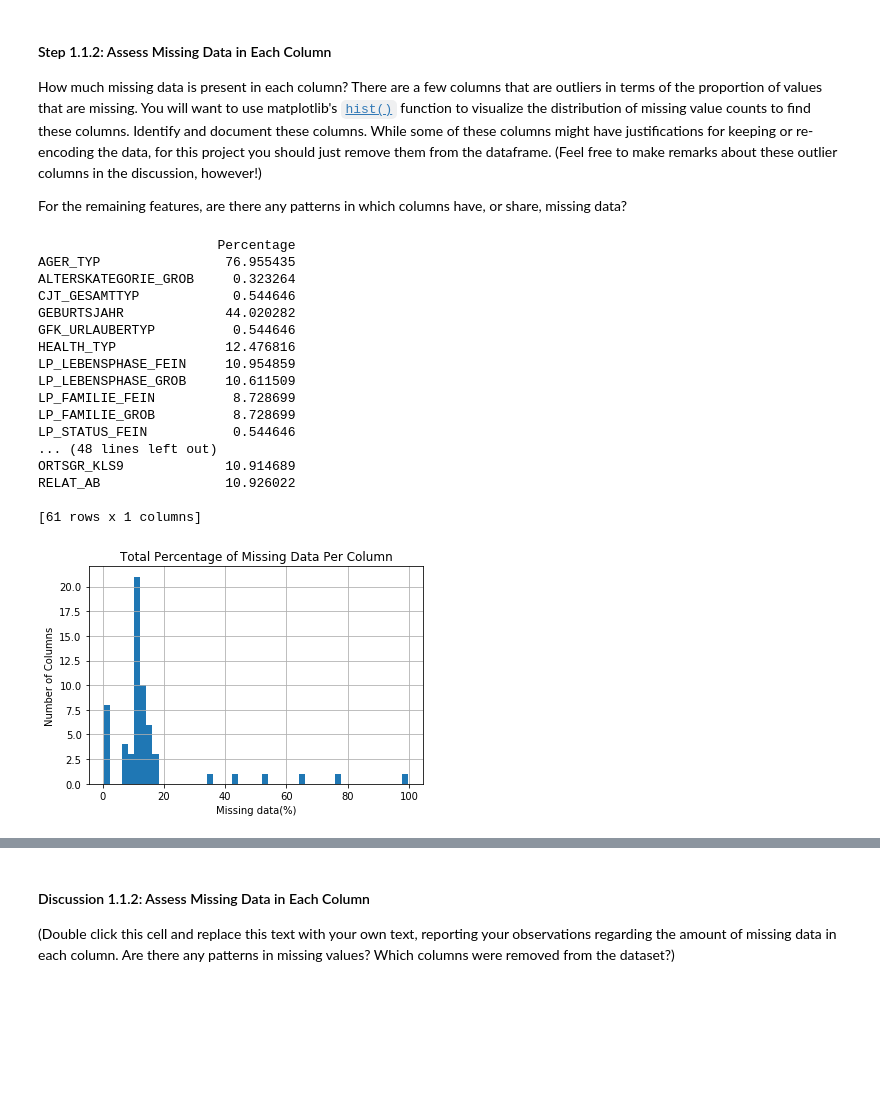
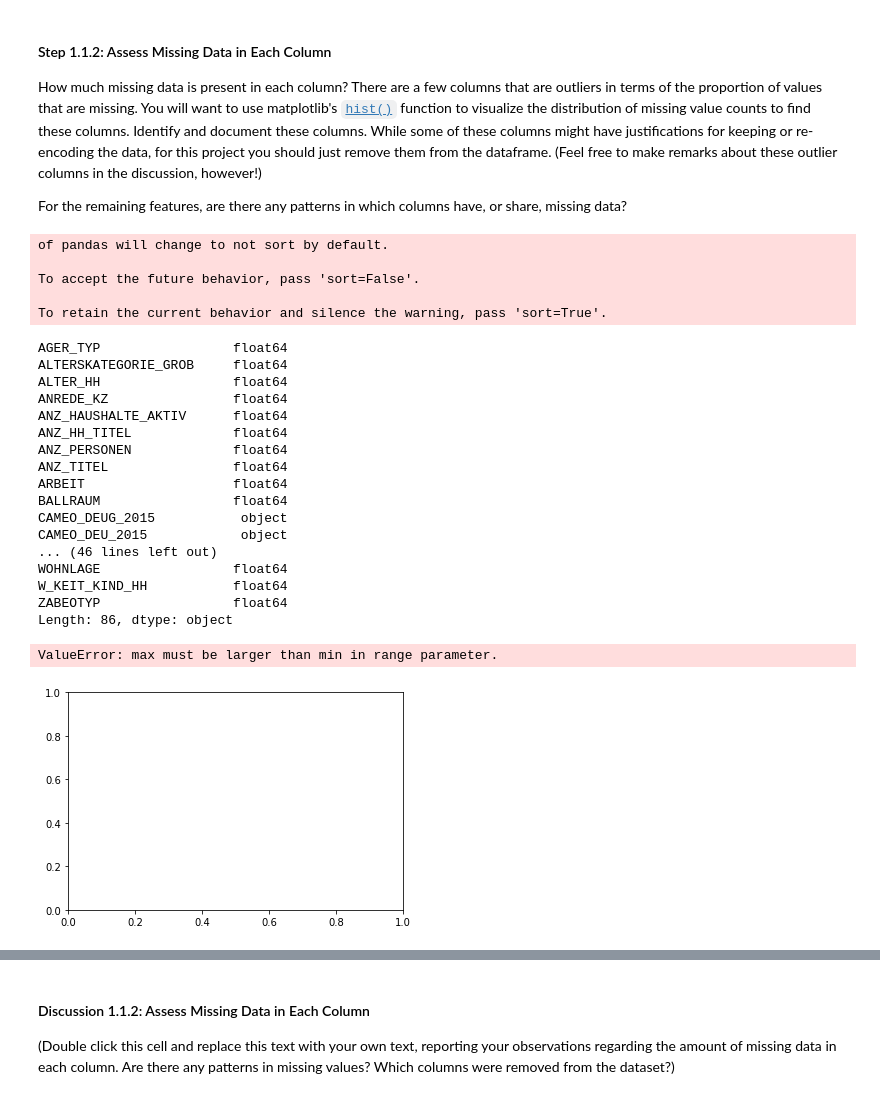
Before and after one commit to sjohnp2112/Identify-Custemer-Segments, a Jupyter notebook: Identify_Customer_Segments_sphelps.ipynb, the cells around one changed output, grey strips where cells are left out. Cells and saved outputs as stored; diff of their text form; code cells hidden in the pictures; blank space fills up the shorter version.

```diff
--- a/Identify_Customer_Segments_sphelps.ipynb
+++ b/Identify_Customer_Segments_sphelps.ipynb
@@ -198,42 +198,65 @@ For the remaining features, are there any patterns in which columns have, or sha
 # testing with a copy df
 azdias_clean = azdias
 
+#store the column numbers
 col_total = azdias_clean.isnull().sum()
 
-col_total_df = pd.DataFrame(col_total, columns=['Percentage'])
 
-# ignore values < 1, get percentage of missing
-md_per_col_df = col_total_df.loc[col_total_df['Percentage'] > 0]
-md_per_col = md_per_col_df / len(azdias_clean) * 100
+col_total_df = pd.DataFrame(col_total, columns=['Missing_Data'])
+md_per_column_df = pd.DataFrame(col_total, columns=['Percent_MD'])
+
+# # ignore values < 1, get percentage of missing ['Percent_MD']
+md_per_column_df = col_total_df.loc[col_total_df['Missing_Data'] > 0]
 
 
-print(md_per_col)
+md_per_column_df = md_per_column_df / len(azdias_clean) * 100
+md_per_column_df['Percent_MD'] = md_per_column_df['Missing_Data']
+
+md_per_column_df = md_per_column_df.drop(columns=['Missing_Data'])
+# # convert to percent
+
+# md_per_column_df.query('Percent_MD > 20')
+# md_per_column_df = md_per_column_df.apply(pd.to_numeric, errors='coerce')
+azdias_clean.dtypes
+
+azdias_clean2 = pd.concat([azdias_clean, md_per_column_df])
+
+azdias_clean2.dtypes
+
+# azdias_clean2.query('Percent_MD > 20')
+#
 # %% [output]
-                       Percentage
-AGER_TYP                76.955435
-ALTERSKATEGORIE_GROB     0.323264
-CJT_GESAMTTYP            0.544646
-GEBURTSJAHR             44.020282
-GFK_URLAUBERTYP          0.544646
-HEALTH_TYP              12.476816
-LP_LEBENSPHASE_FEIN     10.954859
-LP_LEBENSPHASE_GROB     10.611509
-LP_FAMILIE_FEIN          8.728699
-LP_FAMILIE_GROB          8.728699
-LP_STATUS_FEIN           0.544646
-... (48 lines left out)
-ORTSGR_KLS9             10.914689
-RELAT_AB                10.926022
+of pandas will change to not sort by default.
 
-[61 rows x 1 columns]
+To accept the future behavior, pass 'sort=False'.
+
+To retain the current behavior and silence the warning, pass 'sort=True'.
+AGER_TYP                 float64
+ALTERSKATEGORIE_GROB     float64
+ALTER_HH                 float64
+ANREDE_KZ                float64
+ANZ_HAUSHALTE_AKTIV      float64
+ANZ_HH_TITEL             float64
+ANZ_PERSONEN             float64
+ANZ_TITEL                float64
+ARBEIT                   float64
+BALLRAUM                 float64
+CAMEO_DEUG_2015           object
+CAMEO_DEU_2015            object
+... (46 lines left out)
+WOHNLAGE                 float64
+W_KEIT_KIND_HH           float64
+ZABEOTYP                 float64
+Length: 86, dtype: object
 # %%
 # Investigate patterns in the amount of missing data in each column.
 
-plt.hist(md_per_col['Percentage'], bins=50)
+plt.hist(azdias_clean2['Percent_MD'], bins=50)
 plt.title('Total Percentage of Missing Data Per Column')
 plt.xlabel('Missing data(%)')
 plt.ylabel('Number of Columns')
 plt.grid(True)
 plt.show()
 # %% [output]
+ValueError: max must be larger than min in range parameter.
-[figure, old version]
+[figure, new version]
```
Also changed, not shown: parts of 3 cells of this notebook, 2 other files.
